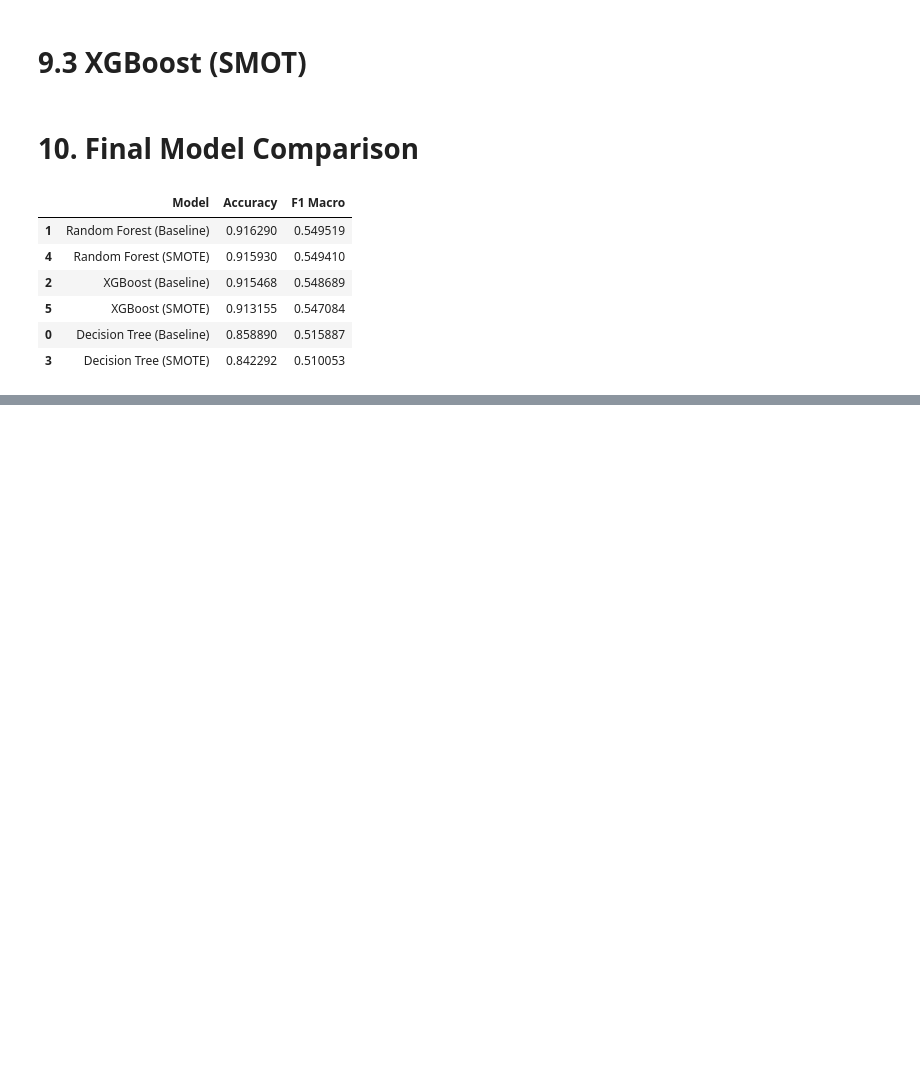
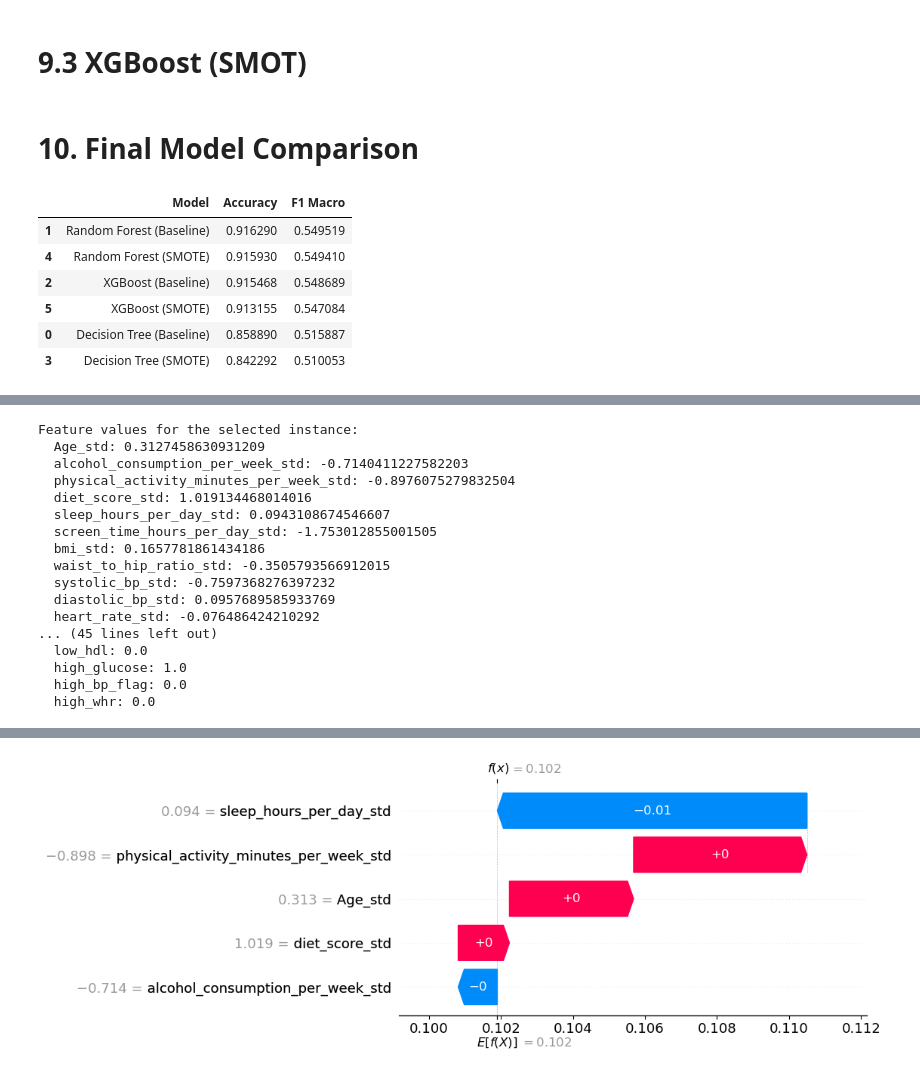
Before and after one commit to RynoGz/mlg382-diabetes-risk-segmentation-system-group-6, a Jupyter notebook: notebooks/modeling.ipynb, the cells around one changed output, grey strips where cells are left out. Cells and saved outputs as stored; diff of their text form; code cells hidden in the pictures; blank space fills up the shorter version.

```diff
--- a/notebooks/modeling.ipynb
+++ b/notebooks/modeling.ipynb
@@ -431,0 +449,35 @@ plt.show()
+# %%
+i = 0
+row = X_sample.iloc[i]
+shap_class = shap_values[1]
+print("Feature values for the selected instance:")
+for feature, value in row.items():
+    print(f"  {feature}: {value}")
+
+shap.initjs()
+shap.plots.waterfall(
+    shap.Explanation(
+        values=shap_class[i],
+        base_values=explainer.expected_value[1],
+        data=row,
+        feature_names=X_sample.columns
+    )
+)
+# %% [output]
+Feature values for the selected instance:
+  Age_std: 0.3127458630931209
+  alcohol_consumption_per_week_std: -0.7140411227582203
+  physical_activity_minutes_per_week_std: -0.8976075279832504
+  diet_score_std: 1.019134468014016
+  sleep_hours_per_day_std: 0.0943108674546607
+  screen_time_hours_per_day_std: -1.753012855001505
+  bmi_std: 0.1657781861434186
+  waist_to_hip_ratio_std: -0.3505793566912015
+  systolic_bp_std: -0.7597368276397232
+  diastolic_bp_std: 0.0957689585933769
+  heart_rate_std: -0.076486424210292
+... (45 lines left out)
+  low_hdl: 0.0
+  high_glucose: 1.0
+  high_bp_flag: 0.0
+  high_whr: 0.0
@@ -432 +485,2 @@ plt.show()
+[figure, added]
 # %% [markdown]
```
Also changed, not shown: parts of 12 cells of this notebook, 9 other files.
